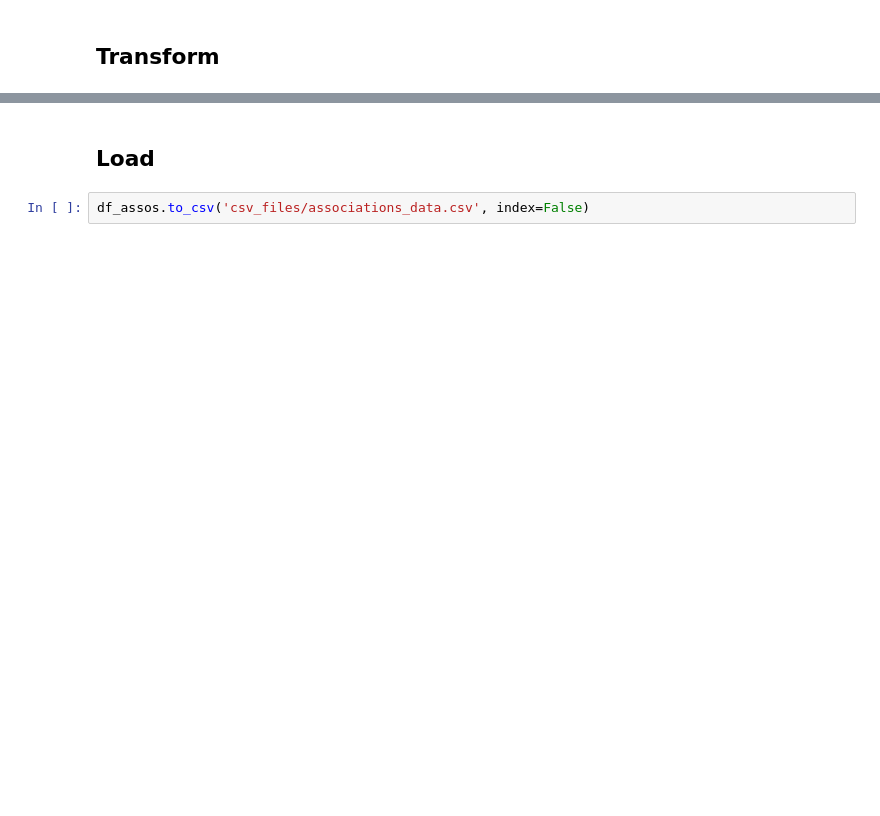
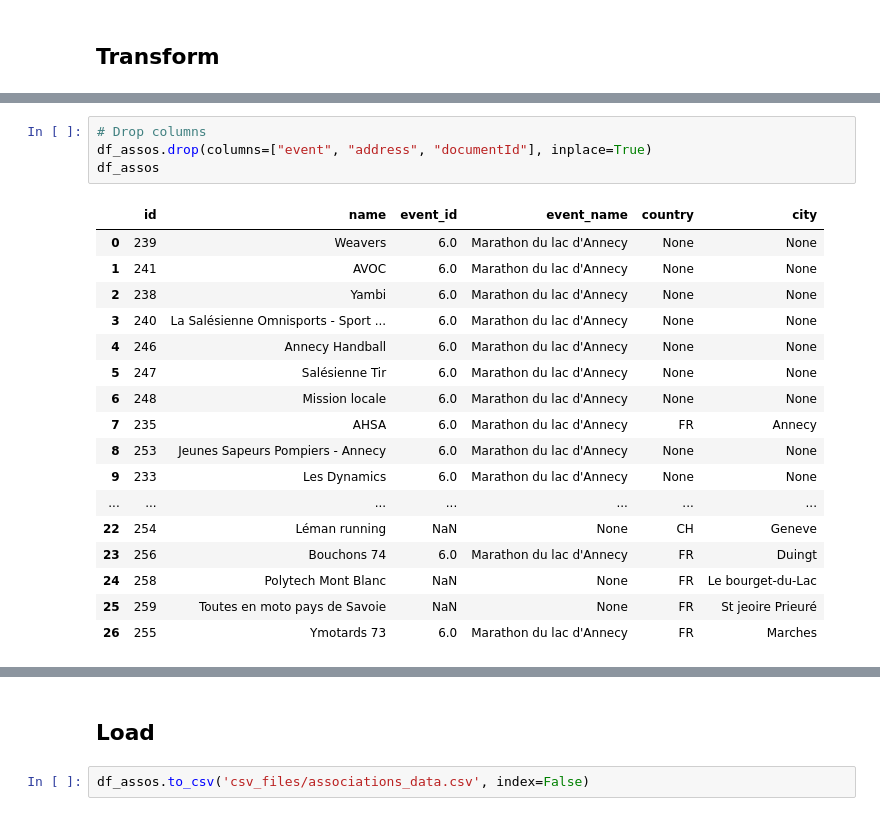
Before and after one commit to canopee-europe/data_analysis, a Jupyter notebook: ActiveCrew/ETL/associations_data.ipynb, the cells around one changed output, grey strips where cells are left out. Cells and saved outputs as stored; diff of their text form; blank space fills up the shorter version.

```diff
--- a/ActiveCrew/ETL/associations_data.ipynb
+++ b/ActiveCrew/ETL/associations_data.ipynb
@@ -61,3 +60,25 @@ df_assos
+# %%
+# Drop columns
+df_assos.drop(columns=["event", "address", "documentId"], inplace=True)
+df_assos
+# %% [output]
+|  | id | name | event_id | event_name | country | city |
+| 0 | 239 | Weavers | 6.0 | Marathon du lac d'Annecy | None | None |
+| 1 | 241 | AVOC | 6.0 | Marathon du lac d'Annecy | None | None |
+| 2 | 238 | Yambi | 6.0 | Marathon du lac d'Annecy | None | None |
+| 3 | 240 | La Salésienne Omnisports - Sport ... | 6.0 | Marathon du lac d'Annecy | None | None |
+| 4 | 246 | Annecy Handball | 6.0 | Marathon du lac d'Annecy | None | None |
+| 5 | 247 | Salésienne Tir | 6.0 | Marathon du lac d'Annecy | None | None |
+| 6 | 248 | Mission locale | 6.0 | Marathon du lac d'Annecy | None | None |
+| 7 | 235 | AHSA | 6.0 | Marathon du lac d'Annecy | FR | Annecy |
+| 8 | 253 | Jeunes Sapeurs Pompiers - Annecy | 6.0 | Marathon du lac d'Annecy | None | None |
+| 9 | 233 | Les Dynamics | 6.0 | Marathon du lac d'Annecy | None | None |
+| ... | ... | ... | ... | ... | ... | ... |
+| 22 | 254 | Léman running | NaN | None | CH | Geneve |
+| 23 | 256 | Bouchons 74 | 6.0 | Marathon du lac d'Annecy | FR | Duingt |
+| 24 | 258 | Polytech Mont Blanc | NaN | None | FR | Le bourget-du-Lac |
+| 25 | 259 | Toutes en moto pays de Savoie | NaN | None | FR | St jeoire Prieuré |
+| 26 | 255 | Ymotards 73 | 6.0 | Marathon du lac d'Annecy | FR | Marches |
 # %%
 # Fill na
 df_assos["event_id"].fillna(0, inplace=True)
```
Also changed, not shown: parts of 6 cells of this notebook, 12 other files.
